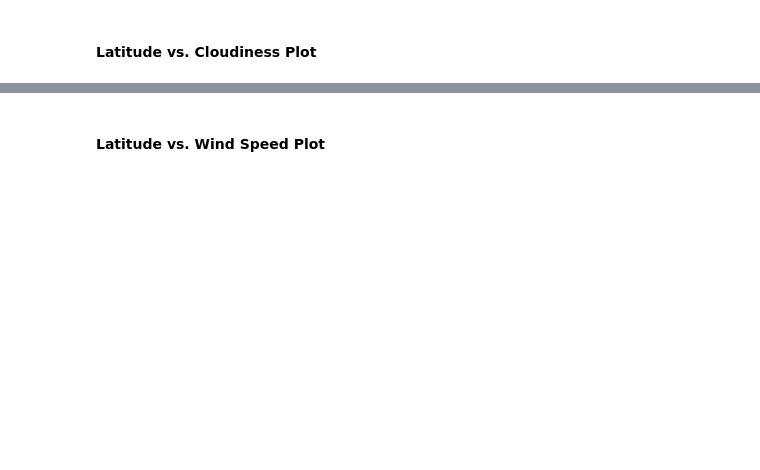
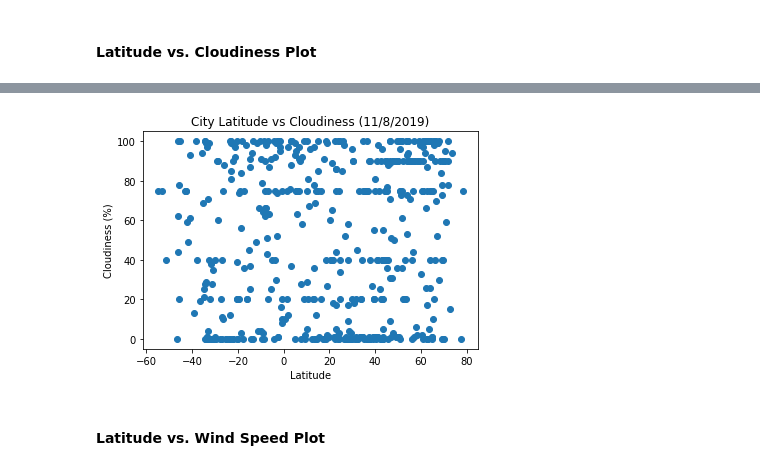
Before and after one commit to jran14/python-api-challenge, a Jupyter notebook: WeatherPy/WeatherPy.ipynb, the cells around one changed output, grey strips where cells are left out. Drawn from its saved outputs; the diff is of its cells as text; code cells hidden in the pictures; blank space fills up the shorter version.

```diff
--- a/WeatherPy/WeatherPy.ipynb
+++ b/WeatherPy/WeatherPy.ipynb
@@ -335,2 +362,13 @@ dtype: int64
+# %%
+x_axis= results_df['Lat']
+y_axis=results_df['Cloudiness']
+plt.scatter(x_axis, y_axis)
+plt.xlabel("Latitude")
+plt.ylabel("Cloudiness (%)")
+plt.title("City Latitude vs Cloudiness (11/8/2019)")
+#save the figure to png file
+plt.savefig("City Latitude vs Cloudiness.png")
+# %% [output]
+[figure, added]
 # %% [markdown]
 #### Latitude vs. Wind Speed Plot
```
Also changed, not shown: parts of 31 cells of this notebook, 5 other files.
